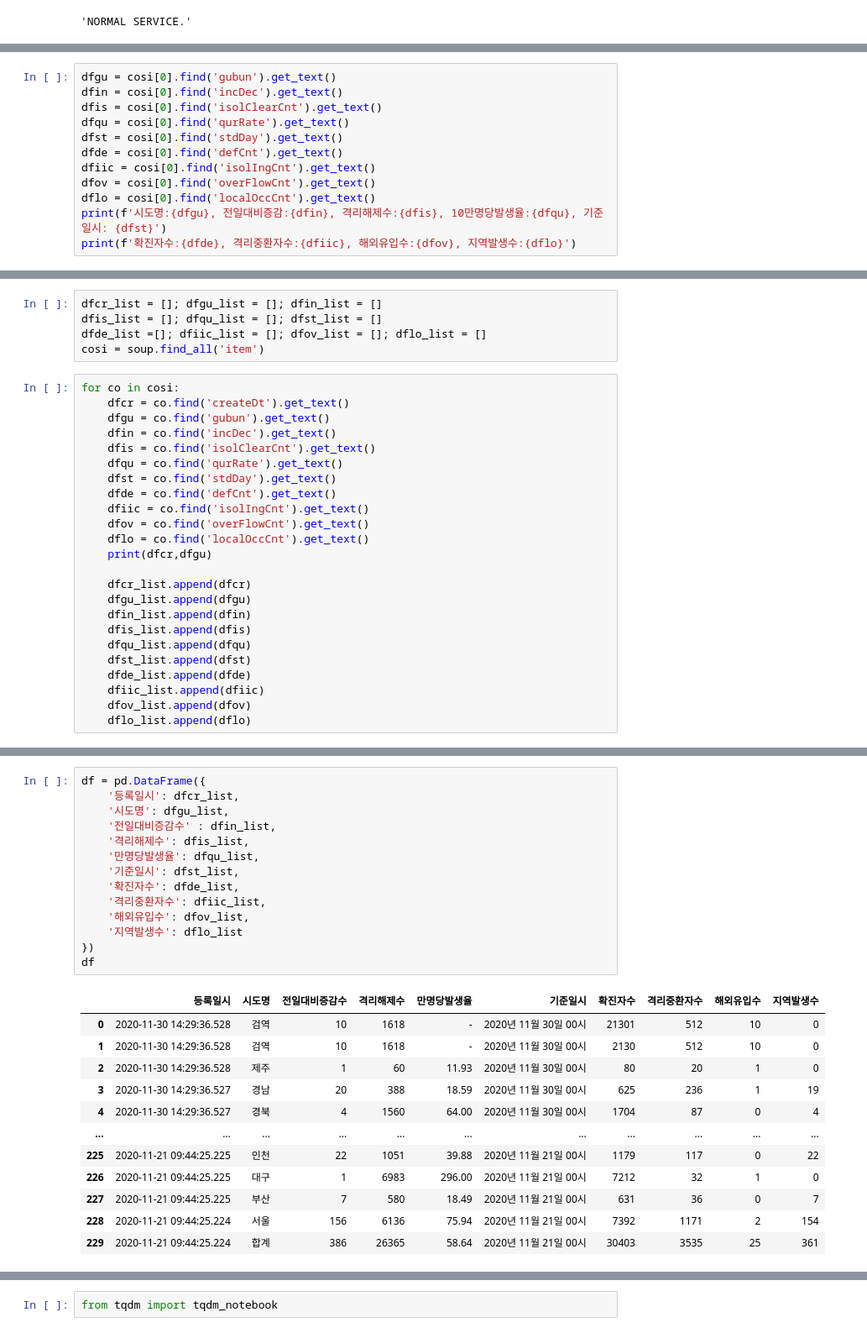
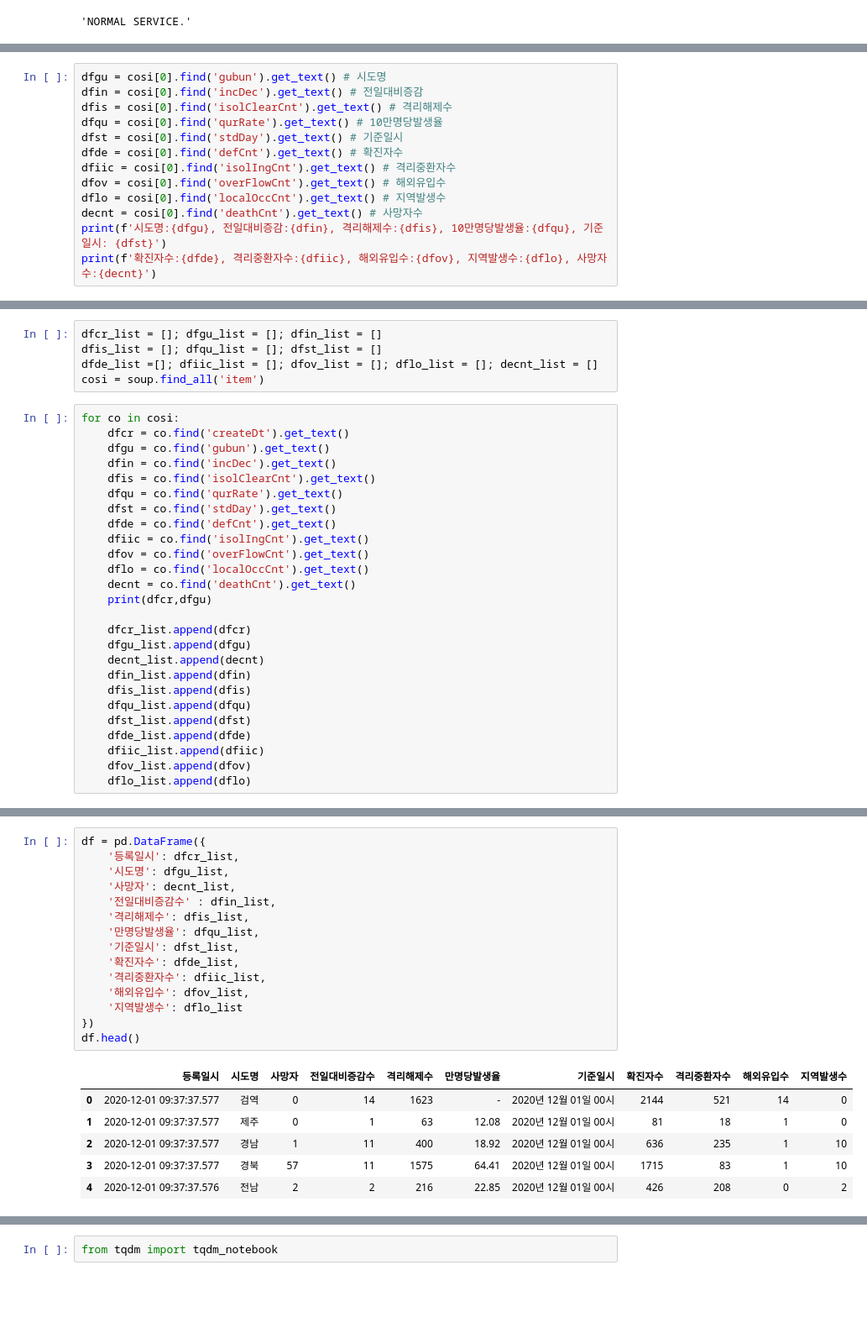
Before and after one commit to leele91/flask-web, a Jupyter notebook: 02.dataanalysisModule/bp2_covid/07.코로나.ipynb, the cells around one changed output, grey strips where cells are left out. Shown: that part at 84% size. Cells and saved outputs as stored; diff of their text form; blank space fills up the shorter version.

```diff
--- a/02.dataanalysisModule/bp2_covid/07.코로나.ipynb
+++ b/02.dataanalysisModule/bp2_covid/07.코로나.ipynb
@@ -75,13 +77,14 @@ dfcr
 # %%
-dfgu = cosi[0].find('gubun').get_text()
-dfin = cosi[0].find('incDec').get_text()
-dfis = cosi[0].find('isolClearCnt').get_text()
-dfqu = cosi[0].find('qurRate').get_text()
-dfst = cosi[0].find('stdDay').get_text()
-dfde = cosi[0].find('defCnt').get_text()
-dfiic = cosi[0].find('isolIngCnt').get_text()
-dfov = cosi[0].find('overFlowCnt').get_text()
-dflo = cosi[0].find('localOccCnt').get_text()
+dfgu = cosi[0].find('gubun').get_text() # 시도명
+dfin = cosi[0].find('incDec').get_text() # 전일대비증감
+dfis = cosi[0].find('isolClearCnt').get_text() # 격리해제수
+dfqu = cosi[0].find('qurRate').get_text() # 10만명당발생율
+dfst = cosi[0].find('stdDay').get_text() # 기준일시
+dfde = cosi[0].find('defCnt').get_text() # 확진자수
+dfiic = cosi[0].find('isolIngCnt').get_text() # 격리중환자수
+dfov = cosi[0].find('overFlowCnt').get_text() # 해외유입수
+dflo = cosi[0].find('localOccCnt').get_text() # 지역발생수
+decnt = cosi[0].find('deathCnt').get_text() # 사망자수
 print(f'시도명:{dfgu}, 전일대비증감:{dfin}, 격리해제수:{dfis}, 10만명당발생율:{dfqu}, 기준일시: {dfst}')
-print(f'확진자수:{dfde}, 격리중환자수:{dfiic}, 해외유입수:{dfov}, 지역발생수:{dflo}')
+print(f'확진자수:{dfde}, 격리중환자수:{dfiic}, 해외유입수:{dfov}, 지역발생수:{dflo}, 사망자수:{decnt}')
 # %% [output]
@@ -90,7 +93,7 @@ print(f'확진자수:{dfde}, 격리중환자수:{dfiic}, 해외유입수:{dfov},
 # %%
 dfcr_list = []; dfgu_list = []; dfin_list = []
 dfis_list = []; dfqu_list = []; dfst_list = []
-dfde_list =[]; dfiic_list = []; dfov_list = []; dflo_list = []
+dfde_list =[]; dfiic_list = []; dfov_list = []; dflo_list = []; decnt_list = []
 cosi = soup.find_all('item')
 # %%
 for co in cosi:
@@ -104,10 +107,12 @@ for co in cosi:
     dfiic = co.find('isolIngCnt').get_text()
     dfov = co.find('overFlowCnt').get_text()
     dflo = co.find('localOccCnt').get_text()
+    decnt = co.find('deathCnt').get_text()
     print(dfcr,dfgu)
 
     dfcr_list.append(dfcr)
     dfgu_list.append(dfgu)
+    decnt_list.append(decnt)
     dfin_list.append(dfin)
     dfis_list.append(dfis)
     dfqu_list.append(dfqu)
@@ -137,27 +144,22 @@ for co in cosi:
 # %%
 df = pd.DataFrame({
     '등록일시': dfcr_list,
     '시도명': dfgu_list,
+    '사망자': decnt_list,
     '전일대비증감수' : dfin_list,
     '격리해제수': dfis_list,
     '만명당발생율': dfqu_list,
     '기준일시': dfst_list,
     '확진자수': dfde_list,
     '격리중환자수': dfiic_list,
     '해외유입수': dfov_list,
     '지역발생수': dflo_list
 })
-df
+df.head()
 # %% [output]
-|  | 등록일시 | 시도명 | 전일대비증감수 | 격리해제수 | 만명당발생율 | 기준일시 | 확진자수 | 격리중환자수 | 해외유입수 | 지역발생수 |
-| 0 | 2020-11-30 14:29:36.528 | 검역 | 10 | 1618 | - | 2020년 11월 30일 00시 | 21301 | 512 | 10 | 0 |
-| 1 | 2020-11-30 14:29:36.528 | 검역 | 10 | 1618 | - | 2020년 11월 30일 00시 | 2130 | 512 | 10 | 0 |
-| 2 | 2020-11-30 14:29:36.528 | 제주 | 1 | 60 | 11.93 | 2020년 11월 30일 00시 | 80 | 20 | 1 | 0 |
-| 3 | 2020-11-30 14:29:36.527 | 경남 | 20 | 388 | 18.59 | 2020년 11월 30일 00시 | 625 | 236 | 1 | 19 |
-| 4 | 2020-11-30 14:29:36.527 | 경북 | 4 | 1560 | 64.00 | 2020년 11월 30일 00시 | 1704 | 87 | 0 | 4 |
-| ... | ... | ... | ... | ... | ... | ... | ... | ... | ... | ... |
-| 225 | 2020-11-21 09:44:25.225 | 인천 | 22 | 1051 | 39.88 | 2020년 11월 21일 00시 | 1179 | 117 | 0 | 22 |
-| 226 | 2020-11-21 09:44:25.225 | 대구 | 1 | 6983 | 296.00 | 2020년 11월 21일 00시 | 7212 | 32 | 1 | 0 |
-| 227 | 2020-11-21 09:44:25.225 | 부산 | 7 | 580 | 18.49 | 2020년 11월 21일 00시 | 631 | 36 | 0 | 7 |
-| 228 | 2020-11-21 09:44:25.224 | 서울 | 156 | 6136 | 75.94 | 2020년 11월 21일 00시 | 7392 | 1171 | 2 | 154 |
-| 229 | 2020-11-21 09:44:25.224 | 합계 | 386 | 26365 | 58.64 | 2020년 11월 21일 00시 | 30403 | 3535 | 25 | 361 |
+|  | 등록일시 | 시도명 | 사망자 | 전일대비증감수 | 격리해제수 | 만명당발생율 | 기준일시 | 확진자수 | 격리중환자수 | 해외유입수 | 지역발생수 |
+| 0 | 2020-12-01 09:37:37.577 | 검역 | 0 | 14 | 1623 | - | 2020년 12월 01일 00시 | 2144 | 521 | 14 | 0 |
+| 1 | 2020-12-01 09:37:37.577 | 제주 | 0 | 1 | 63 | 12.08 | 2020년 12월 01일 00시 | 81 | 18 | 1 | 0 |
+| 2 | 2020-12-01 09:37:37.577 | 경남 | 1 | 11 | 400 | 18.92 | 2020년 12월 01일 00시 | 636 | 235 | 1 | 10 |
+| 3 | 2020-12-01 09:37:37.577 | 경북 | 57 | 11 | 1575 | 64.41 | 2020년 12월 01일 00시 | 1715 | 83 | 1 | 10 |
+| 4 | 2020-12-01 09:37:37.576 | 전남 | 2 | 2 | 216 | 22.85 | 2020년 12월 01일 00시 | 426 | 208 | 0 | 2 |
```
Also changed, not shown: parts of 21 cells of this notebook, 1 other file.
